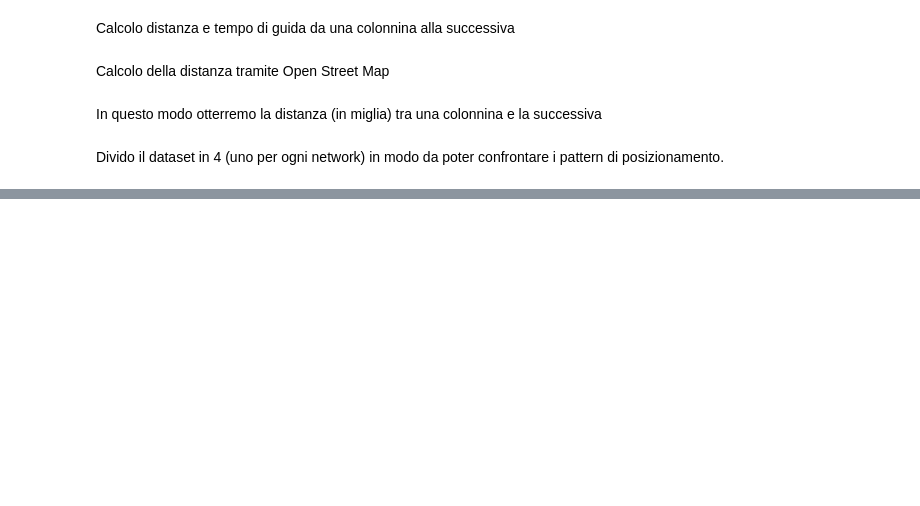
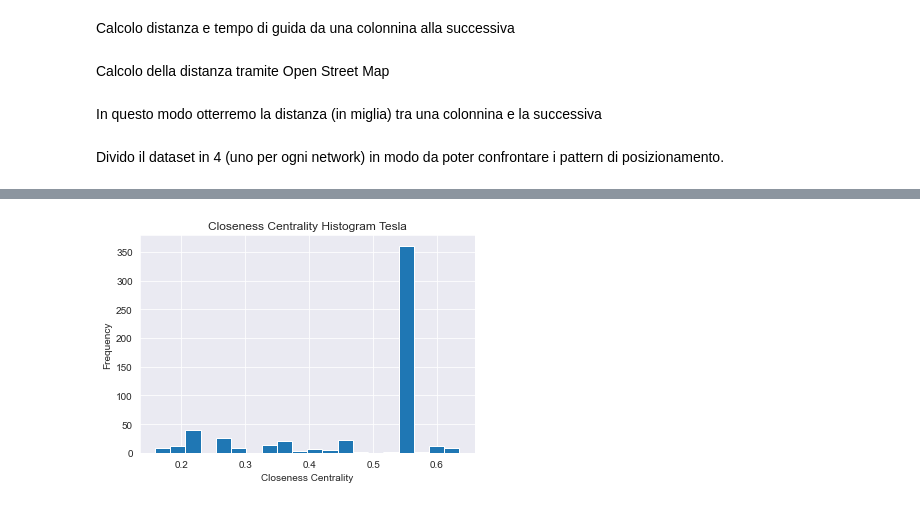
Before and after one commit to mcossu28/A-Network-Analysis-of-New-York-s-EV-Charging-Infrastructure, a Jupyter notebook: Progetto Tesi General.ipynb, the cells around one changed output, grey strips where cells are left out. Cells and saved outputs as stored; diff of their text form; code cells hidden in the pictures; blank space fills up the shorter version.

```diff
--- a/Progetto Tesi General.ipynb
+++ b/Progetto Tesi General.ipynb
@@ -339,0 +380,8 @@ Il grafo risultante per l'intero stato si presenta molto confuso e poco signific
+# %%
+plt.hist(list(closeness.values()), bins=20)
+plt.title("Closeness Centrality Histogram Tesla")
+plt.xlabel("Closeness Centrality")
+plt.ylabel("Frequency")
+plt.show()
+# %% [output]
+[figure, added]
```
Also changed, not shown: parts of 52 cells of this notebook, 1 other file.
